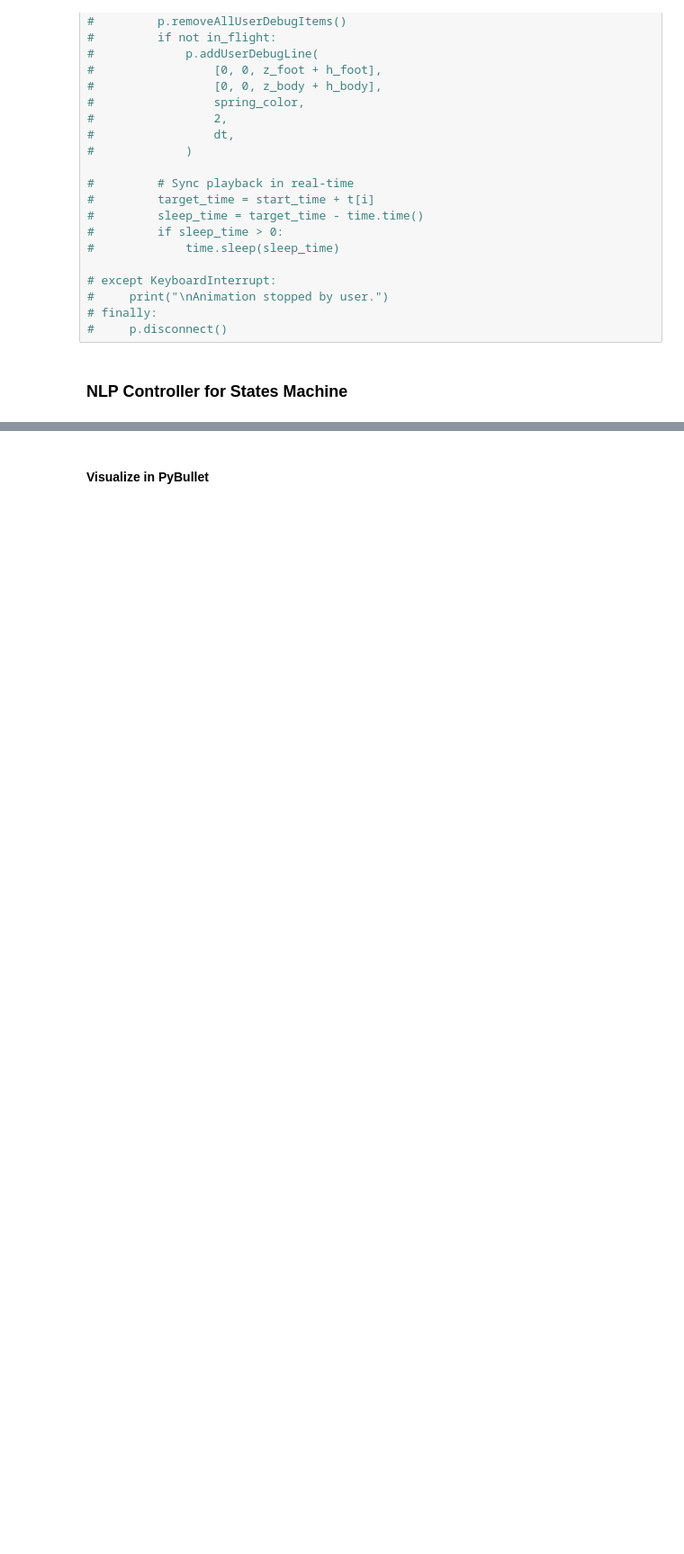
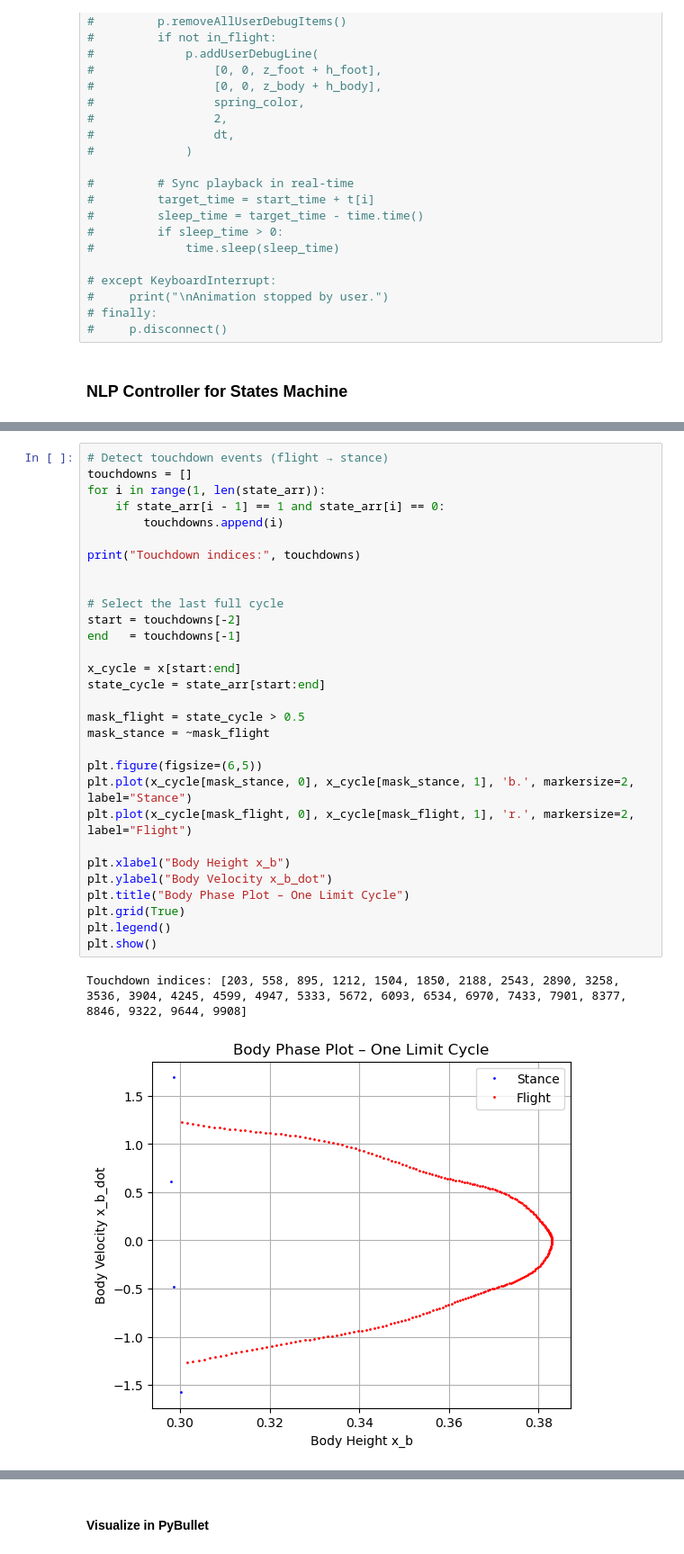
Before and after one commit to thecleverbanana/hopper_sim, a Jupyter notebook: notebooks/GRP_hopper.ipynb, the cells around one changed output, grey strips where cells are left out. Shown: that part at 90% size. Saved outputs shown, nothing was run; the diff lists cells and outputs as text; blank space fills up the shorter version.

```diff
--- a/notebooks/GRP_hopper.ipynb
+++ b/notebooks/GRP_hopper.ipynb
@@ -629,0 +646,33 @@ plt.legend()
+# %%
+# Detect touchdown events (flight → stance)
+touchdowns = []
+for i in range(1, len(state_arr)):
+    if state_arr[i - 1] == 1 and state_arr[i] == 0:
+        touchdowns.append(i)
+
+print("Touchdown indices:", touchdowns)
+
+
+# Select the last full cycle
+start = touchdowns[-2]
+end   = touchdowns[-1]
+
+x_cycle = x[start:end]
+state_cycle = state_arr[start:end]
+
+mask_flight = state_cycle > 0.5
+mask_stance = ~mask_flight
+
+plt.figure(figsize=(6,5))
+plt.plot(x_cycle[mask_stance, 0], x_cycle[mask_stance, 1], 'b.', markersize=2, label="Stance")
+plt.plot(x_cycle[mask_flight, 0], x_cycle[mask_flight, 1], 'r.', markersize=2, label="Flight")
+
+plt.xlabel("Body Height x_b")
+plt.ylabel("Body Velocity x_b_dot")
+plt.title("Body Phase Plot – One Limit Cycle")
+plt.grid(True)
+plt.legend()
+plt.show()
+# %% [output]
+Touchdown indices: [203, 558, 895, 1212, 1504, 1850, 2188, 2543, 2890, 3258, 3536, 3904, 4245, 4599, 4947, 5333, 5672, 6093, 6534, 6970, 7433, 7901, 8377, 8846, 9322, 9644, 9908]
+[figure, added]
```
Also changed, not shown: parts of 7 cells of this notebook, 15 other files.
